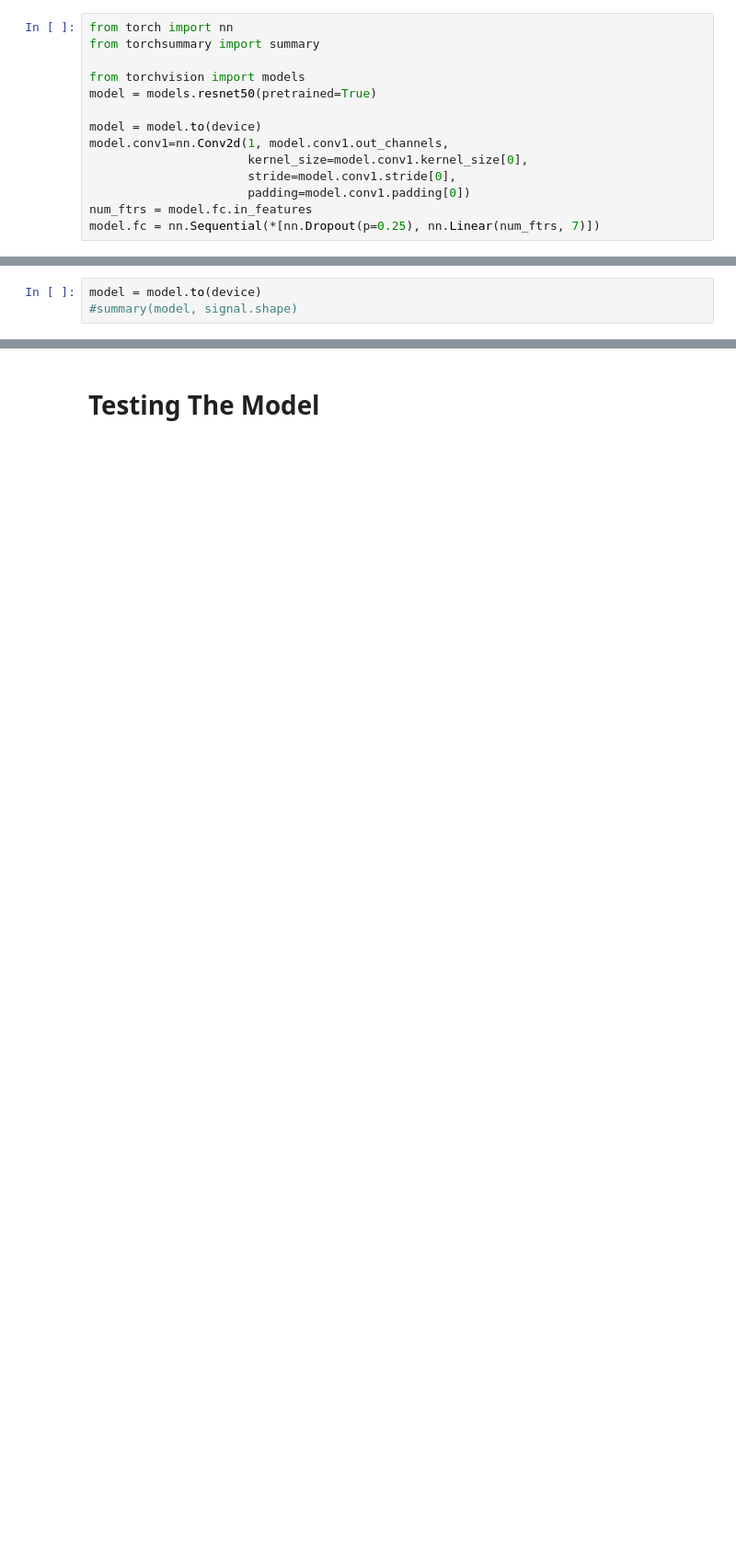
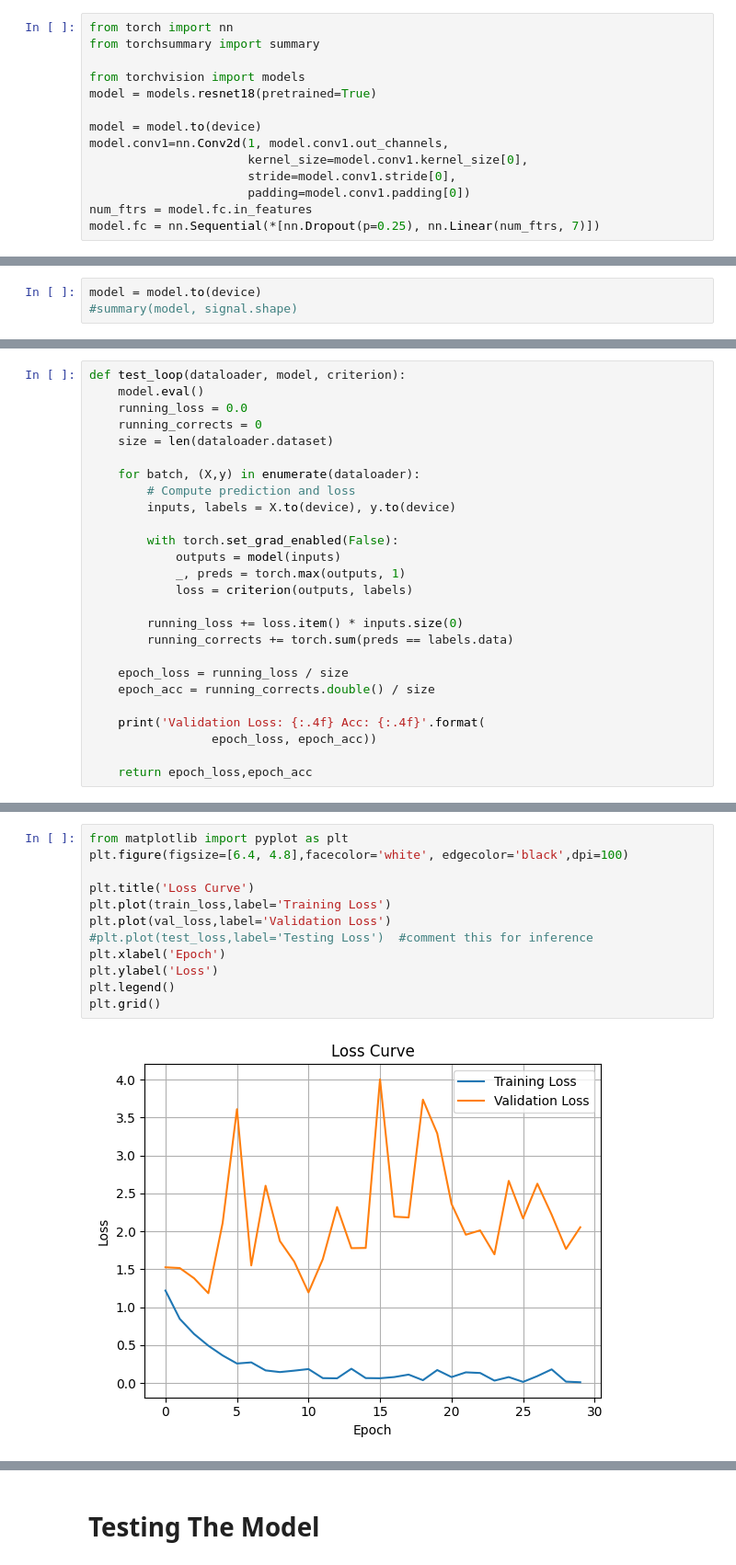
Before and after one commit to Faisal-NSU/Audio_sentiment_classifier, a Jupyter notebook: Subesco Training better.ipynb, the cells around one changed output, grey strips where cells are left out. Shown at 92% size. Saved outputs shown, nothing was run; the diff lists cells and outputs as text; blank space fills up the shorter version.

Commit message:
epoch 30, val 69.86%,test 61.57%

```diff
--- a/Subesco Training better.ipynb
+++ b/Subesco Training better.ipynb
@@ -202,7 +213,7 @@ from torch import nn
 from torchsummary import summary
 
 from torchvision import models
-model = models.resnet50(pretrained=True)
+model = models.resnet18(pretrained=True)
 
 model = model.to(device)
 model.conv1=nn.Conv2d(1, model.conv1.out_channels,
@@ -273,0 +289,26 @@ def test_loop(dataloader, model, loss_fn):
+# %%
+def test_loop(dataloader, model, criterion):
+    model.eval()
+    running_loss = 0.0
+    running_corrects = 0
+    size = len(dataloader.dataset)
+
+    for batch, (X,y) in enumerate(dataloader):
+        # Compute prediction and loss
+        inputs, labels = X.to(device), y.to(device)
+
+        with torch.set_grad_enabled(False):
+            outputs = model(inputs)
+            _, preds = torch.max(outputs, 1)
+            loss = criterion(outputs, labels)
+
+        running_loss += loss.item() * inputs.size(0)
+        running_corrects += torch.sum(preds == labels.data)
+
+    epoch_loss = running_loss / size
+    epoch_acc = running_corrects.double() / size
+
+    print('Validation Loss: {:.4f} Acc: {:.4f}'.format(
+                 epoch_loss, epoch_acc))
+
+    return epoch_loss,epoch_acc
@@ -311,0 +373,14 @@ model = torch.load('/content/gdrive/MyDrive/CSE465/5828val.pth')
+# %%
+from matplotlib import pyplot as plt
+plt.figure(figsize=[6.4, 4.8],facecolor='white', edgecolor='black',dpi=100)
+
+plt.title('Loss Curve')
+plt.plot(train_loss,label='Training Loss')
+plt.plot(val_loss,label='Validation Loss')
+#plt.plot(test_loss,label='Testing Loss')  #comment this for inference
+plt.xlabel('Epoch')
+plt.ylabel('Loss')
+plt.legend()
+plt.grid()
+# %% [output]
+[figure, added]
```
Also changed, not shown: parts of 22 cells of this notebook.
